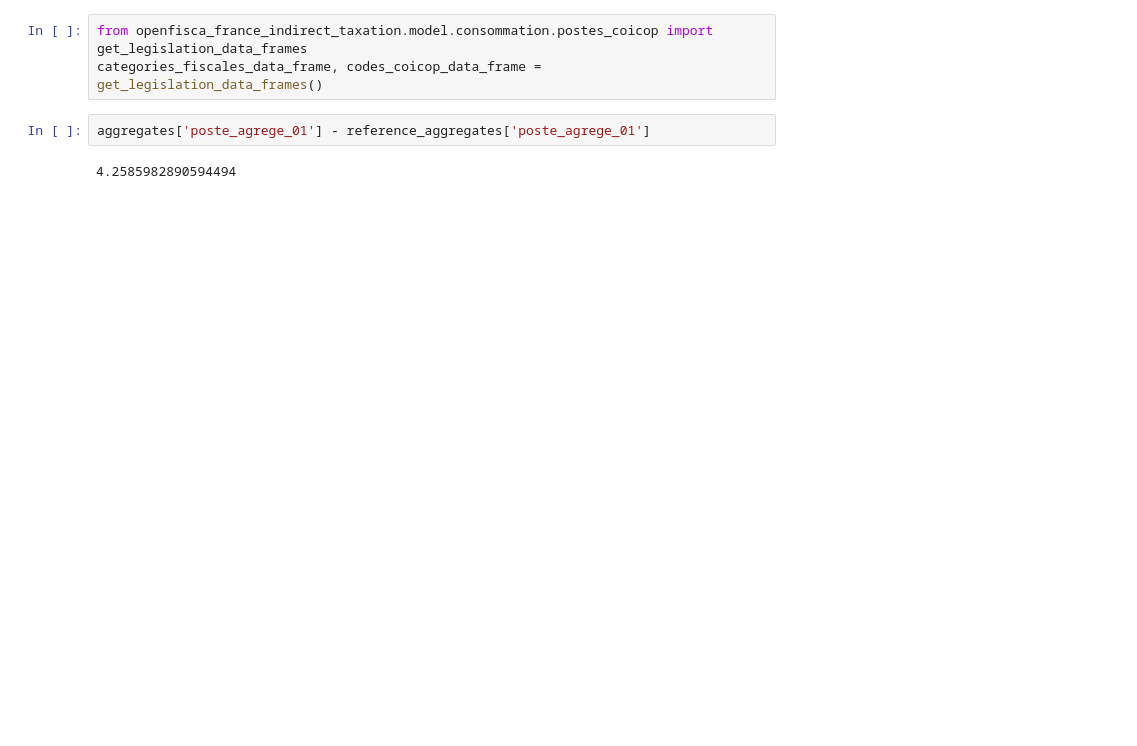
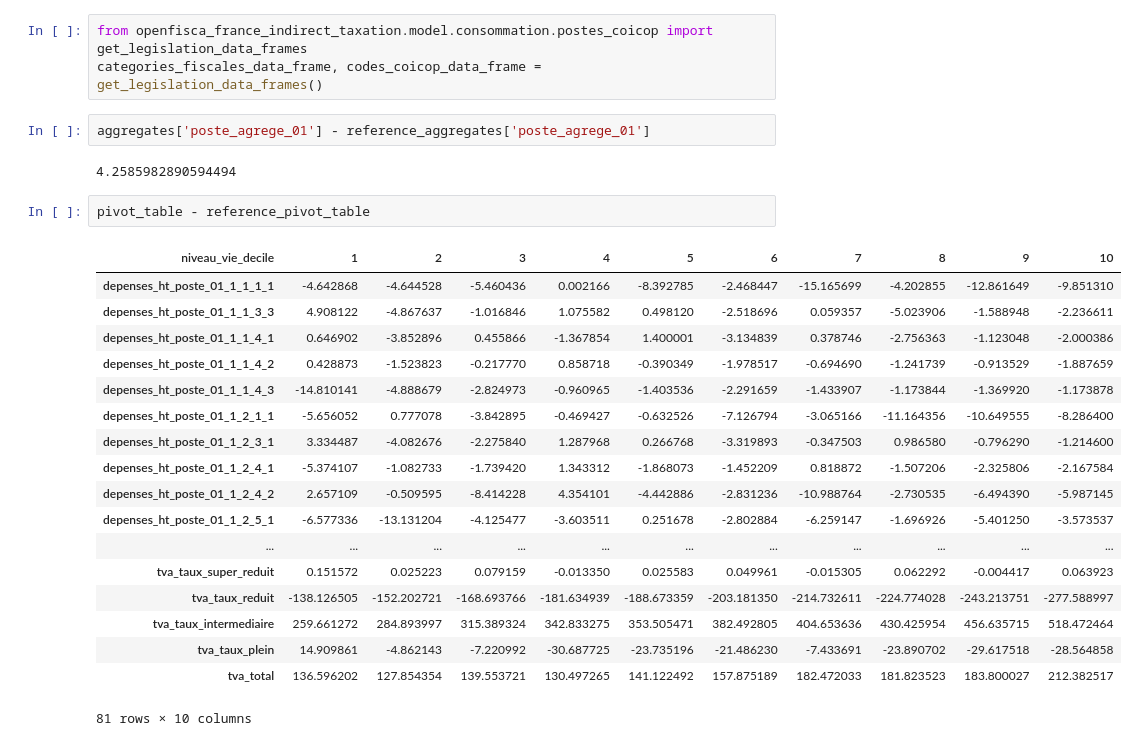
Before and after one commit to openfisca/openfisca-france-indirect-taxation, a Jupyter notebook: openfisca_france_indirect_taxation/examples/notebooks/alimentation.ipynb, the cells around one changed output. Saved outputs shown, nothing was run; the diff lists cells and outputs as text; blank space fills up the shorter version.

```diff
--- a/openfisca_france_indirect_taxation/examples/notebooks/alimentation.ipynb
+++ b/openfisca_france_indirect_taxation/examples/notebooks/alimentation.ipynb
@@ -129,6 +129,27 @@ categories_fiscales_data_frame, codes_coicop_data_frame = get_legislation_data_f
 aggregates['poste_agrege_01'] - reference_aggregates['poste_agrege_01']
 # %% [output]
 4.2585982890594494
+# %%
+pivot_table - reference_pivot_table
+# %% [output]
+| niveau_vie_decile | 1 | 2 | 3 | 4 | 5 | 6 | 7 | 8 | 9 | 10 |
+| depenses_ht_poste_01_1_1_1_1 | -4.642868 | -4.644528 | -5.460436 | 0.002166 | -8.392785 | -2.468447 | -15.165699 | -4.202855 | -12.861649 | -9.851310 |
+| depenses_ht_poste_01_1_1_3_3 | 4.908122 | -4.867637 | -1.016846 | 1.075582 | 0.498120 | -2.518696 | 0.059357 | -5.023906 | -1.588948 | -2.236611 |
+| depenses_ht_poste_01_1_1_4_1 | 0.646902 | -3.852896 | 0.455866 | -1.367854 | 1.400001 | -3.134839 | 0.378746 | -2.756363 | -1.123048 | -2.000386 |
+| depenses_ht_poste_01_1_1_4_2 | 0.428873 | -1.523823 | -0.217770 | 0.858718 | -0.390349 | -1.978517 | -0.694690 | -1.241739 | -0.913529 | -1.887659 |
+| depenses_ht_poste_01_1_1_4_3 | -14.810141 | -4.888679 | -2.824973 | -0.960965 | -1.403536 | -2.291659 | -1.433907 | -1.173844 | -1.369920 | -1.173878 |
+| depenses_ht_poste_01_1_2_1_1 | -5.656052 | 0.777078 | -3.842895 | -0.469427 | -0.632526 | -7.126794 | -3.065166 | -11.164356 | -10.649555 | -8.286400 |
+| depenses_ht_poste_01_1_2_3_1 | 3.334487 | -4.082676 | -2.275840 | 1.287968 | 0.266768 | -3.319893 | -0.347503 | 0.986580 | -0.796290 | -1.214600 |
+| depenses_ht_poste_01_1_2_4_1 | -5.374107 | -1.082733 | -1.739420 | 1.343312 | -1.868073 | -1.452209 | 0.818872 | -1.507206 | -2.325806 | -2.167584 |
+| depenses_ht_poste_01_1_2_4_2 | 2.657109 | -0.509595 | -8.414228 | 4.354101 | -4.442886 | -2.831236 | -10.988764 | -2.730535 | -6.494390 | -5.987145 |
+| depenses_ht_poste_01_1_2_5_1 | -6.577336 | -13.131204 | -4.125477 | -3.603511 | 0.251678 | -2.802884 | -6.259147 | -1.696926 | -5.401250 | -3.573537 |
+| ... | ... | ... | ... | ... | ... | ... | ... | ... | ... | ... |
+| tva_taux_super_reduit | 0.151572 | 0.025223 | 0.079159 | -0.013350 | 0.025583 | 0.049961 | -0.015305 | 0.062292 | -0.004417 | 0.063923 |
+| tva_taux_reduit | -138.126505 | -152.202721 | -168.693766 | -181.634939 | -188.673359 | -203.181350 | -214.732611 | -224.774028 | -243.213751 | -277.588997 |
+| tva_taux_intermediaire | 259.661272 | 284.893997 | 315.389324 | 342.833275 | 353.505471 | 382.492805 | 404.653636 | 430.425954 | 456.635715 | 518.472464 |
+| tva_taux_plein | 14.909861 | -4.862143 | -7.220992 | -30.687725 | -23.735196 | -21.486230 | -7.433691 | -23.890702 | -29.617518 | -28.564858 |
+| tva_total | 136.596202 | 127.854354 | 139.553721 | 130.497265 | 141.122492 | 157.875189 | 182.472033 | 181.823523 | 183.800027 | 212.382517 |
+81 rows × 10 columns
 # %%
 adjusted_pivot_table - pivot_table
 # %% [output]
```
Also changed, not shown: parts of 2 cells of this notebook, 1 other file.
